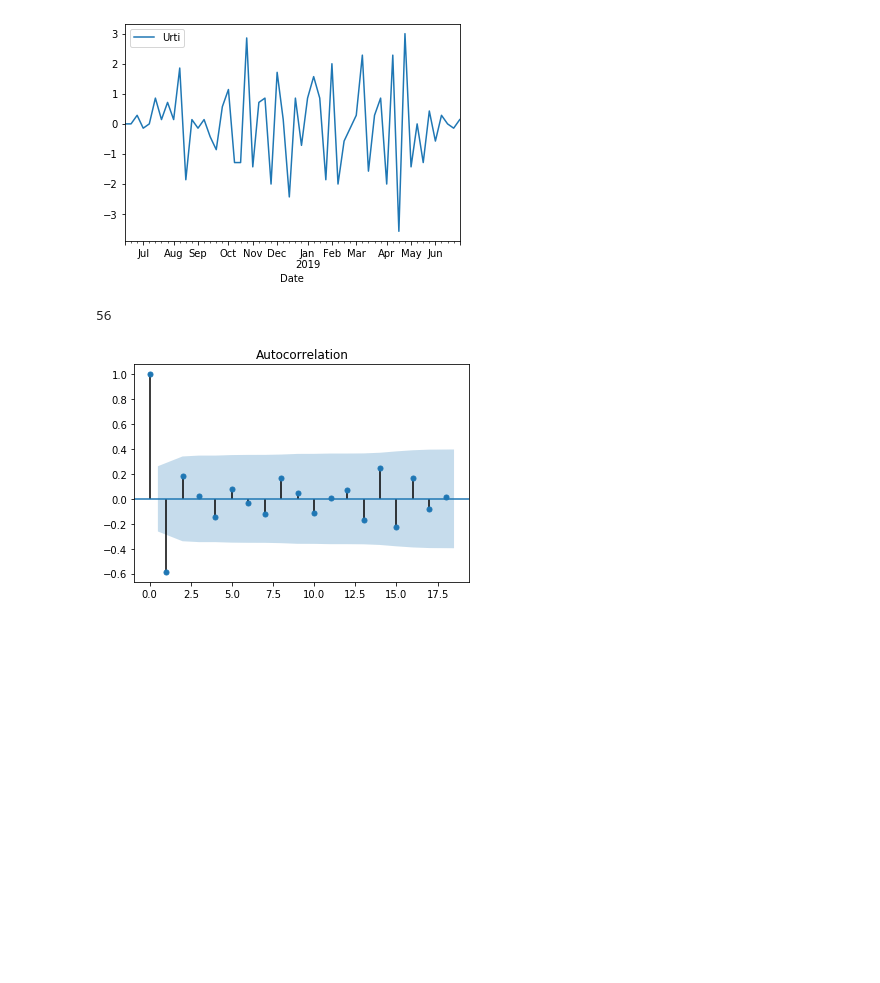
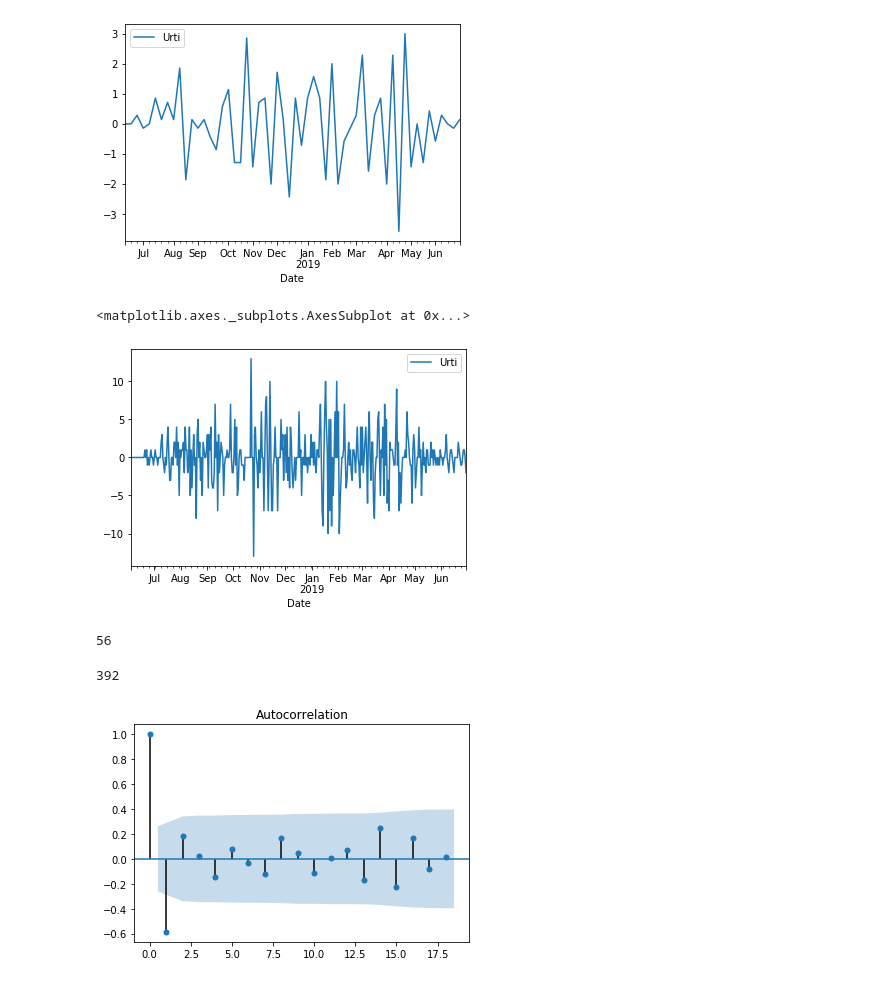
Before and after one commit to manjitborah2710/HealthCenterForecasting, a Jupyter notebook: prepared data/firstPredictions.ipynb, the cells around one changed output. Cells and saved outputs as stored; diff of their text form; code cells hidden in the pictures; blank space fills up the shorter version.

```diff
--- a/prepared data/firstPredictions.ipynb
+++ b/prepared data/firstPredictions.ipynb
@@ -58,6 +94,8 @@ plot_pacf(df_urti_weeklyM);
 # AR on weekly data with 1 time differencing
 # %%
 df_weekly=df_urti_weeklyM.diff(1)[1:]
+# %%
+df_daily=df.diff(3)[3:]
 # %%
 df_weekly.head()
 # %% [output]
@@ -73,10 +121,19 @@ df_weekly.plot()
 # %% [output]
 <matplotlib.axes._subplots.AxesSubplot at 0x...>
 [figure]
+# %%
+df_daily.plot()
+# %% [output]
+<matplotlib.axes._subplots.AxesSubplot at 0x...>
+[figure, added]
 # %%
 df_weekly.size
 # %% [output]
 56
+# %%
+df_daily.size
+# %% [output]
+392
 # %%
 plot_acf(df_weekly);
 # %% [output]
```
Also changed, not shown: parts of 44 cells of this notebook.
